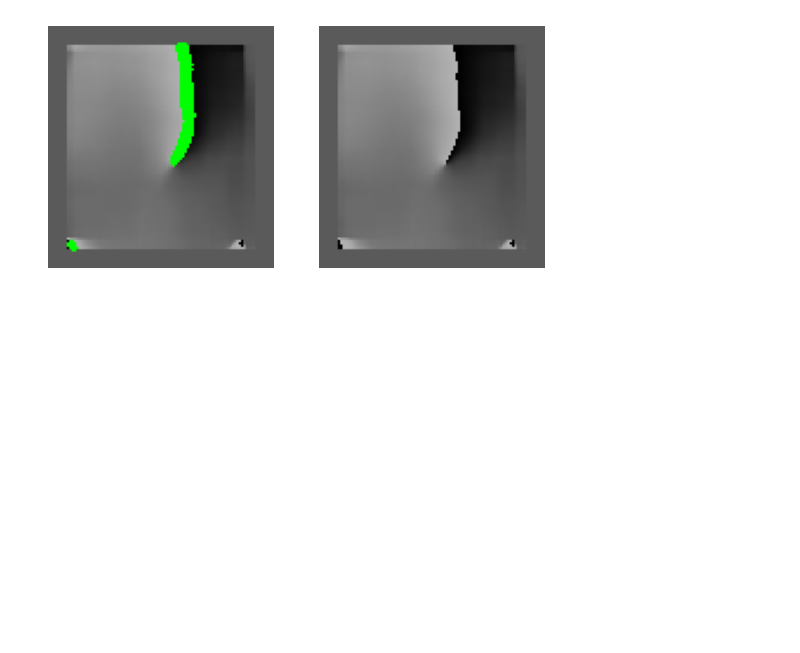
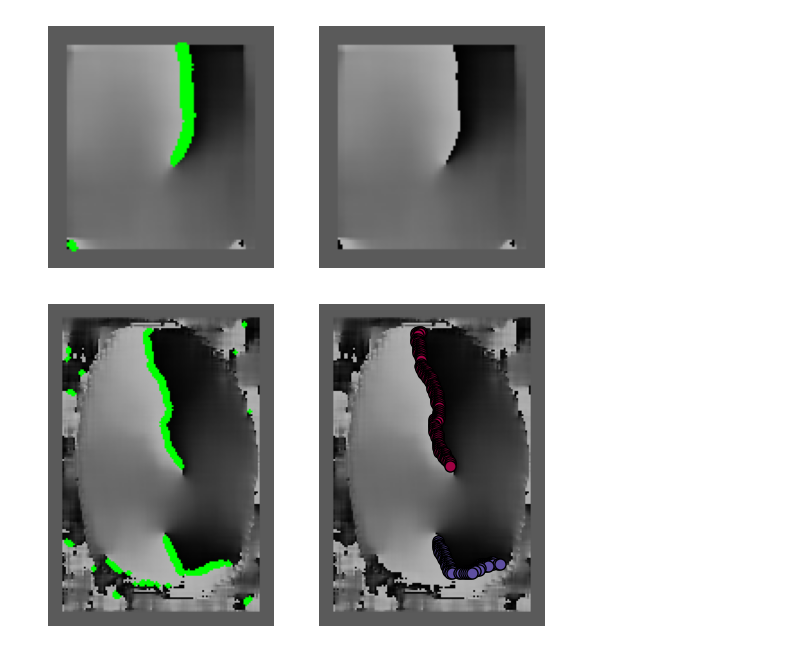
Before and after one commit to FourthCourseProjects/FingerPrintDetection, a Jupyter notebook: main.ipynb, the cells around one changed output. Cells and saved outputs as stored; diff of their text form; code cells hidden in the pictures; blank space fills up the shorter version.

```diff
--- a/main.ipynb
+++ b/main.ipynb
@@ -125,3 +127,37 @@ image = cv.cvtColor(cv.imread("orientation_fields/orientation_field_image_03.png
 show(create_image_with_hc(image), image)
 # %% [output]
 [figure]
+# %%
+class ClusterCreator:
+    def __init__(self, distance = 10, minimum_samples_per_cluster = 12):
+        self.distance = distance
+        self.minimum_samples_per_cluster = minimum_samples_per_cluster
+
+    def calculate(self, points):
+        return self._create_dictionary(DBSCAN(eps=self.distance, min_samples=self.minimum_samples_per_cluster)
+                                       .fit(points), points)
+
+    def _create_dictionary(self, clustering, points):
+        clusters = defaultdict(lambda: [])
+        for label, point in zip(clustering.labels_, points):
+            if label != -1: clusters[label].append(point)
+        return clusters
+
+def show_cluster(image, clusters):
+    plt.subplot(1,2,1)
+    plt.axis('off')
+    plt.imshow(create_image_with_hc(cv.cvtColor(image, cv.COLOR_GRAY2BGR)), cmap='gray', vmin=0, vmax=255)
+    plt.subplot(1,2,2)
+    plt.axis('off')
+    plt.imshow(cv.cvtColor(image, cv.COLOR_BGR2RGB))
+    colors = [plt.cm.Spectral(each) for each in np.linspace(0, 1, len(clusters))]
+    for label, (color, points) in enumerate(zip(colors, clusters.values())):
+        cluster_points = np.array(points)
+        plt.plot(cluster_points[:, 1], cluster_points[:, 0], 'o', markerfacecolor=tuple(color), markeredgecolor="k", markersize=8)
+
+image = cv.imread("orientation_fields/orientation_field_image_01_01.png", cv.COLOR_GRAY2BGR)
+hc_points = HighContrastPointDetector(4).calculate_for(image)
+dictionary = ClusterCreator().calculate(hc_points)
+show_cluster(image, dictionary)
+# %% [output]
+[figure, added]
```
Also changed, not shown: parts of 4 cells of this notebook.
